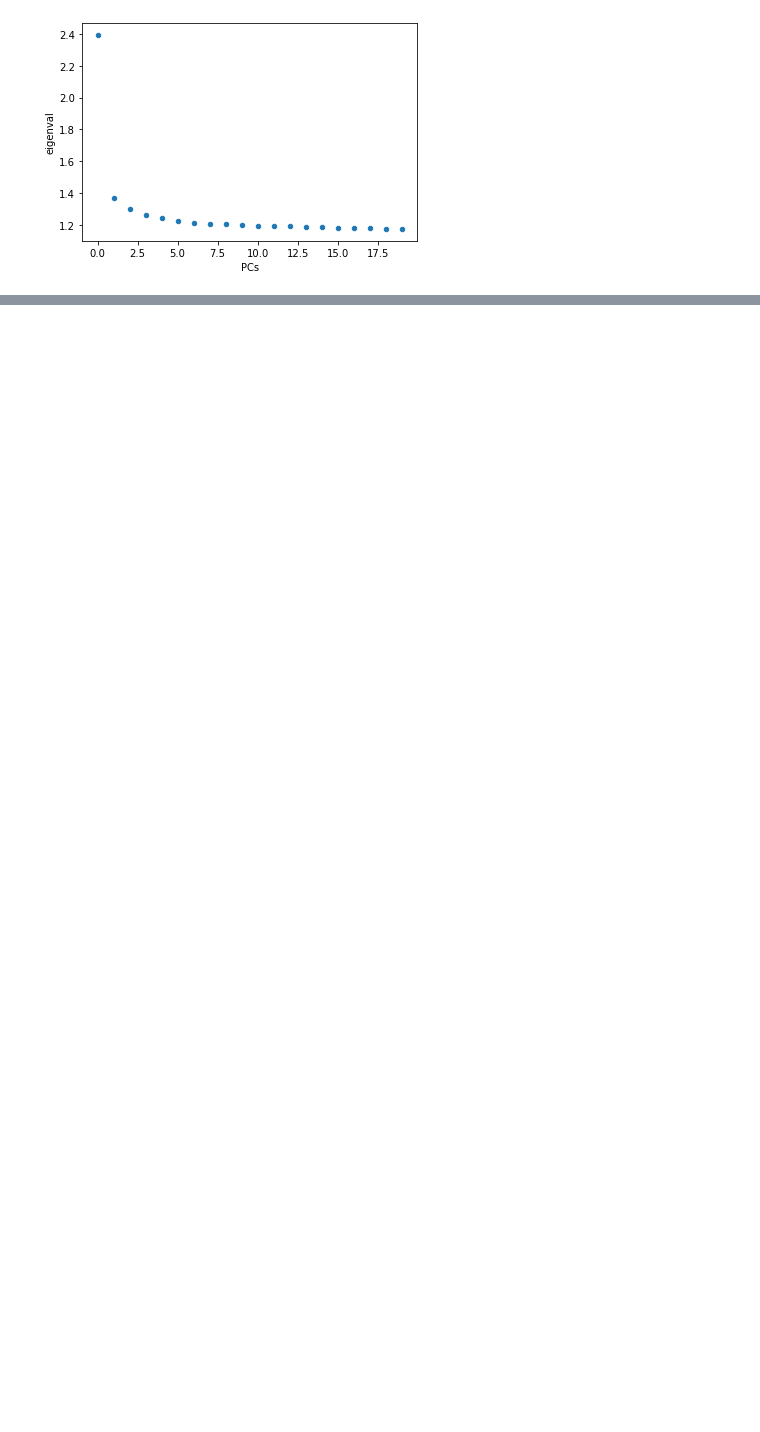
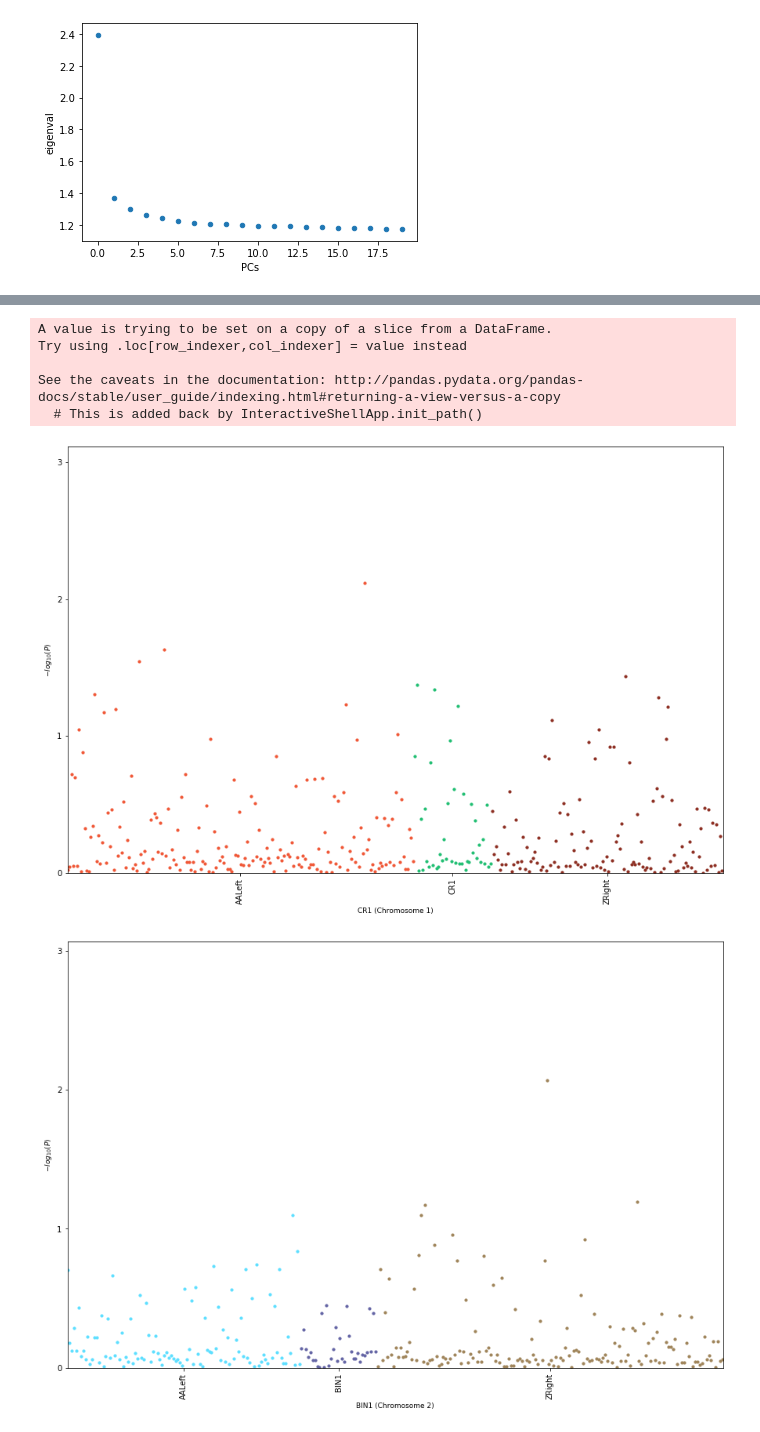
Before and after one commit to TonyZhanghm/DSC180B_Genome_01, a Jupyter notebook: notebooks/Untitled.ipynb, the cells around one changed output, grey strips where cells are left out. Drawn from its saved outputs; the diff is of its cells as text; code cells hidden in the pictures; blank space fills up the shorter version.

```diff
--- a/notebooks/Untitled.ipynb
+++ b/notebooks/Untitled.ipynb
@@ -160,0 +167,16 @@ plot_eigenval('../data/pca.eigenval')
+# %%
+def regional_manhattan(df, gene, chromo, start, end, gap=500000):
+
+    def set_color(pos, start, end, gene):
+        if pos<start:
+            return 'AALeft'
+        elif pos>end:
+            return 'ZRight'
+        return gene
+    temp=df[(df['BP'].astype(int)>(int(start)-gap)) & (df['BP'].astype(int)<(int(end)+gap)) & (df['CHR']==chromo)]
+
+    temp['color'] = temp['BP'].apply(lambda x: set_color(x, start, end, gene))
+    visuz.marker.mhat(df=temp, chr='color',pv='P', show=True, gwas_sign_line=True, dim=(15,10), axxlabel='{} (Chromosome {})'.format(gene, str(chromo)), dotsize=10)
+# %%
+df = pd.read_table('../data/pca1.assoc.logistic', delim_whitespace=True)
+df
@@ -160,0 +202,12 @@ plot_eigenval('../data/pca.eigenval')
+# %%
+genes = pd.read_csv('../data/9gene.csv')
+for i, row in genes.iterrows():
+    regional_manhattan(df, row['gene'], row['chr'], row['start'], row['end'])
+# %% [output]
+A value is trying to be set on a copy of a slice from a DataFrame.
+Try using .loc[row_indexer,col_indexer] = value instead
+
+See the caveats in the documentation: http://pandas.pydata.org/pandas-docs/stable/user_guide/indexing.html#returning-a-view-versus-a-copy
+  # This is added back by InteractiveShellApp.init_path()
+[figure, added]
+[figure, added]
```
Also changed, not shown: parts of 10 cells of this notebook, 1 other file.
